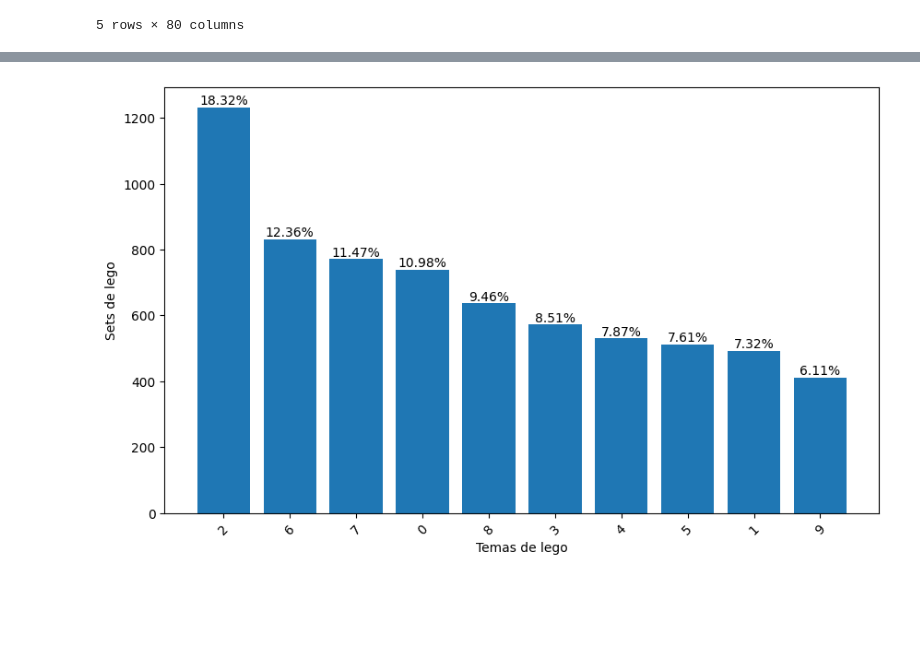
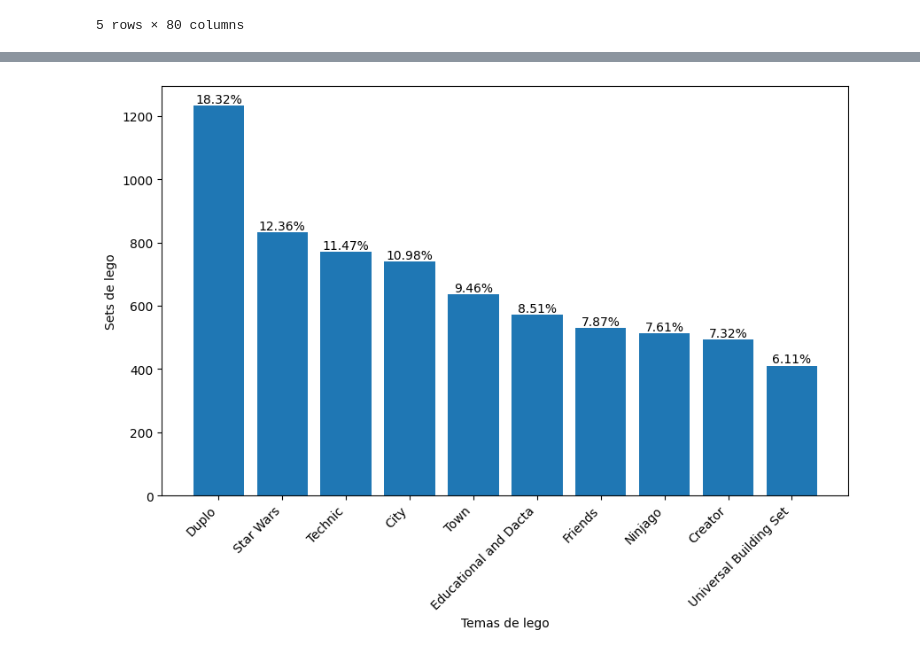
Before and after one commit to BenjaSar/ApMaqI, a Jupyter notebook: TP_ApM1.ipynb, the cells around one changed output, grey strips where cells are left out. Saved outputs shown, nothing was run; the diff lists cells and outputs as text; code cells hidden in the pictures; blank space fills up the shorter version.

```diff
--- a/TP_ApM1.ipynb
+++ b/TP_ApM1.ipynb
@@ -29,3 +53,7 @@ data.head()
 | 3 | 2 | 7 | 0.0 | 0.0 | 0.285714 | 0.0 | 0.142857 | 0.285714 | 0.142857 | 0.0 | ... |
 | 4 | 2 | 29 | 0.0 | 0.0 | 0.034483 | 0.0 | 0.379310 | 0.310345 | 0.275862 | 0.0 | ... |
 5 rows × 80 columns
+# %%
+clases = {'City': 0, 'Creator': 1, 'Duplo': 2, 'Educational and Dacta': 3, 'Friends': 4, 'Ninjago': 5, 'Star Wars': 6, 'Technic': 7, 'Town': 8, 'Universal Building Set': 9}
+inv_clases = {v: k for k, v in clases.items()}
+clases_list = list(clases.keys())
@@ -85,7 +127,7 @@ for theme in themes:
     for i, color in enumerate(colores):
         plt.subplot(2, 5, i+1)
         sns.histplot(data=subset_data, x=color, bins=20)
-        plt.title(f"Theme: {theme}\nColor: {color}")
+        plt.title(f"Theme: {theme}:{clases_list[theme]}\nColor: {color}")
         plt.xlabel(color)
         plt.ylabel("Frequency")
 
@@ -243,7 +285,7 @@ for theme in themes:
     for i, material in enumerate(materiales):
         plt.subplot(2, 5, i+1)
         sns.histplot(data=subset_data, x=material, bins=20)
-        plt.title(f"Theme: {theme}\nColor: {material}")
+        plt.title(f"Theme: {theme}:{clases_list[theme]}\nColor: {material}")
         plt.xlabel(material)
         plt.ylabel("Frequency")
 
@@ -330,30 +372,30 @@ max      1.000000    0.025316    0.011905         1.000000    0.0
 # %%
 # Verificar el balance de clases
 
 # Calcular counts y porcentajes
-valid_categories = data["themes"].astype(str)
+valid_categories = data["themes"]
 category_counts = valid_categories.value_counts()
 total_count = len(valid_categories)
 category_percentages = (category_counts / total_count) * 100
 
 # Grafico
 plt.figure(figsize=(10, 6))
-bars = plt.bar(category_counts.index, category_counts)
+bars = plt.bar(category_counts.index.map(inv_clases), category_counts)
 plt.xlabel("Temas de lego")
 plt.ylabel("Sets de lego")
 
 # Agregar porcentajes sobre las barras
 for i, bar in enumerate(bars):
     height = bar.get_height()
     category = category_counts.index[i]
     if category in category_percentages:
         percentage = category_percentages[category]
         plt.text(bar.get_x() + bar.get_width() / 2, height, f"{percentage:.2f}%", ha="center", va="bottom")
 
-plt.xticks(rotation=45)
+plt.xticks(rotation=45, ha="right")
 plt.show()
 # %% [output]
-[figure, old version]
+[figure, new version]
 # %%
 def evaluar(y_test, y_train, y_pred, y_pred_is):
 
```
Also changed, not shown: parts of 23 cells of this notebook.
